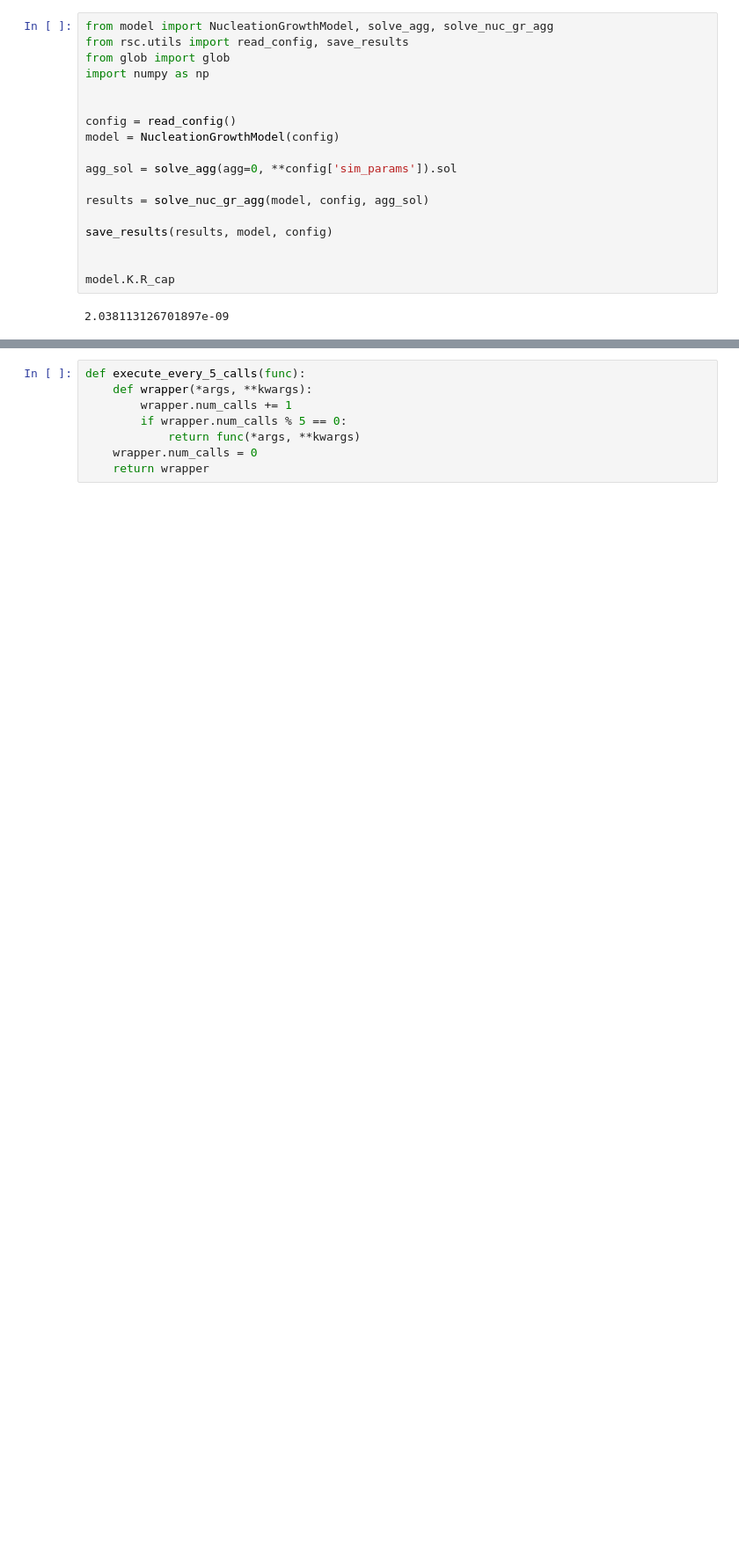
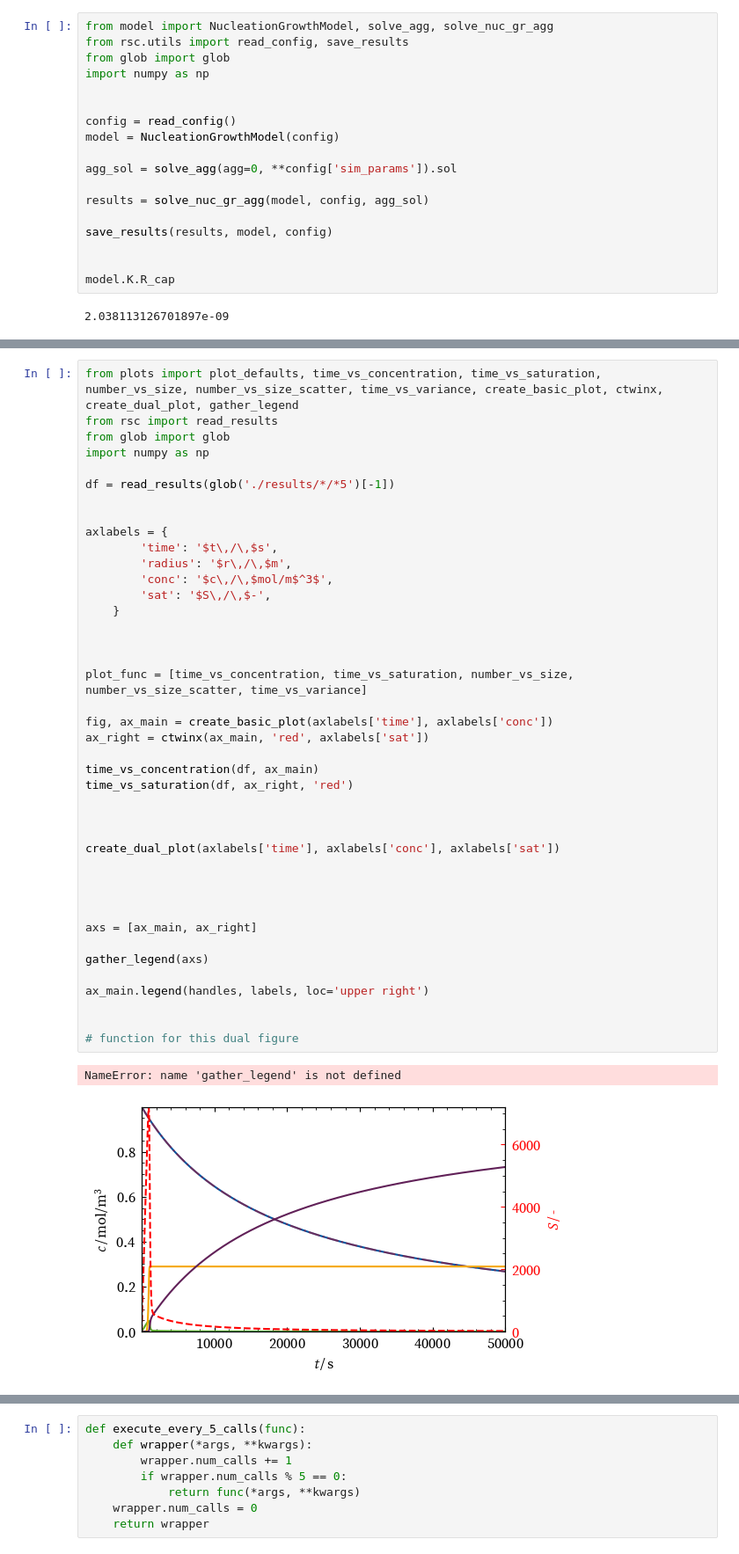
Before and after one commit to BenjaminMD/nifty-nucleation, a Jupyter notebook: Demonstration.ipynb, the cells around one changed output, grey strips where cells are left out. Shown at 88% size. Saved outputs shown, nothing was run; the diff lists cells and outputs as text; blank space fills up the shorter version.

```diff
--- a/Demonstration.ipynb
+++ b/Demonstration.ipynb
@@ -60,0 +45,44 @@ for funcs in plot_func:
+# %%
+from plots import plot_defaults, time_vs_concentration, time_vs_saturation, number_vs_size, number_vs_size_scatter, time_vs_variance, create_basic_plot, ctwinx, create_dual_plot, gather_legend
+from rsc import read_results
+from glob import glob
+import numpy as np
+
+df = read_results(glob('./results/*/*5')[-1])
+
+
+axlabels = {
+        'time': '$t\,/\,$s',
+        'radius': '$r\,/\,$m',
+        'conc': '$c\,/\,$mol/m$^3$',
+        'sat': '$S\,/\,$-',
+    }
+
+
+
+plot_func = [time_vs_concentration, time_vs_saturation, number_vs_size, number_vs_size_scatter, time_vs_variance]
+
+fig, ax_main = create_basic_plot(axlabels['time'], axlabels['conc'])
+ax_right = ctwinx(ax_main, 'red', axlabels['sat'])
+
+time_vs_concentration(df, ax_main)
+time_vs_saturation(df, ax_right, 'red')
+
+
+
+create_dual_plot(axlabels['time'], axlabels['conc'], axlabels['sat'])
+
+
+
+
+axs = [ax_main, ax_right]
+
+gather_legend(axs)
+
+ax_main.legend(handles, labels, loc='upper right')
+
+
+# function for this dual figure
+# %% [output]
+NameError: name 'gather_legend' is not defined
+[figure, added]
```
Also changed, not shown: parts of 17 cells of this notebook, 4 other files.
